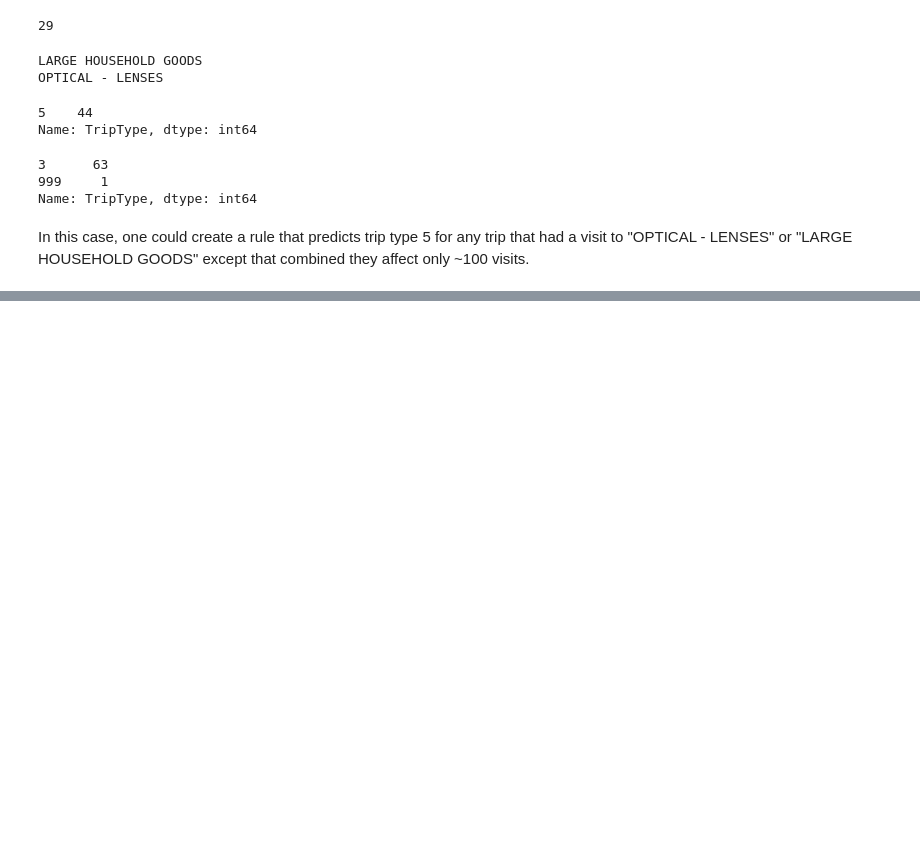
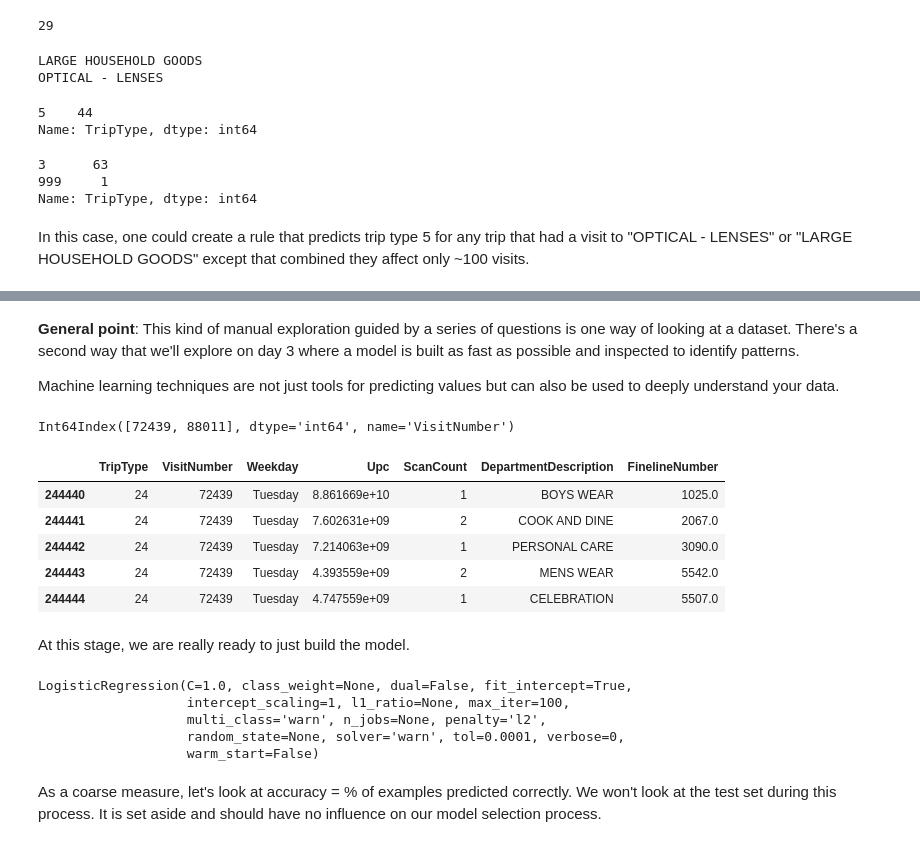
Before and after one commit to TreeinRandomForest/BrnoMLWorkshop2019, a Jupyter notebook: BrnoTeaching2019/notebooks/Day 2 - Linear Models.ipynb, the cells around one changed output, grey strips where cells are left out. Saved outputs shown, nothing was run; the diff lists cells and outputs as text; code cells hidden in the pictures; blank space fills up the shorter version.

```diff
--- a/BrnoTeaching2019/notebooks/Day 2 - Linear Models.ipynb
+++ b/BrnoTeaching2019/notebooks/Day 2 - Linear Models.ipynb
@@ -570,0 +700,20 @@ In this case, one could create a rule that predicts trip type 5 for any trip tha
+# %% [markdown]
+**General point**: This kind of manual exploration guided by a series of questions is one way of looking at a dataset. There's a second way that we'll explore on day 3 where a model is built as fast as possible and inspected to identify patterns.
+
+Machine learning techniques are not just tools for predicting values but can also be used to deeply understand your data.
+# %%
+n_distinct[n_distinct > 150].index
+# %% [output]
+Int64Index([72439, 88011], dtype='int64', name='VisitNumber')
+# %%
+df_train[df_train['VisitNumber'].isin(n_distinct[n_distinct > 150].index)].head()
+#.head() so the whole table doesn't get displayed in github but do take a look at the full table
+# %% [output]
+|  | TripType | VisitNumber | Weekday | Upc | ScanCount | DepartmentDescription | FinelineNumber |
+| 244440 | 24 | 72439 | Tuesday | 8.861669e+10 | 1 | BOYS WEAR | 1025.0 |
+| 244441 | 24 | 72439 | Tuesday | 7.602631e+09 | 2 | COOK AND DINE | 2067.0 |
+| 244442 | 24 | 72439 | Tuesday | 7.214063e+09 | 1 | PERSONAL CARE | 3090.0 |
+| 244443 | 24 | 72439 | Tuesday | 4.393559e+09 | 2 | MENS WEAR | 5542.0 |
+| 244444 | 24 | 72439 | Tuesday | 4.747559e+09 | 1 | CELEBRATION | 5507.0 |
+# %% [markdown]
+At this stage, we are really ready to just build the model.
@@ -570,0 +722,11 @@ In this case, one could create a rule that predicts trip type 5 for any trip tha
+# %%
+model = LogisticRegression()
+model.fit(df_train_f1.drop('TripType', axis=1), df_train_f1['TripType'])
+# %% [output]
+LogisticRegression(C=1.0, class_weight=None, dual=False, fit_intercept=True,
+                   intercept_scaling=1, l1_ratio=None, max_iter=100,
+                   multi_class='warn', n_jobs=None, penalty='l2',
+                   random_state=None, solver='warn', tol=0.0001, verbose=0,
+                   warm_start=False)
+# %% [markdown]
+As a coarse measure, let's look at accuracy = % of examples predicted correctly. We won't look at the test set during this process. It is set aside and should have no influence on our model selection process.
```
Also changed, not shown: parts of 57 cells of this notebook.
